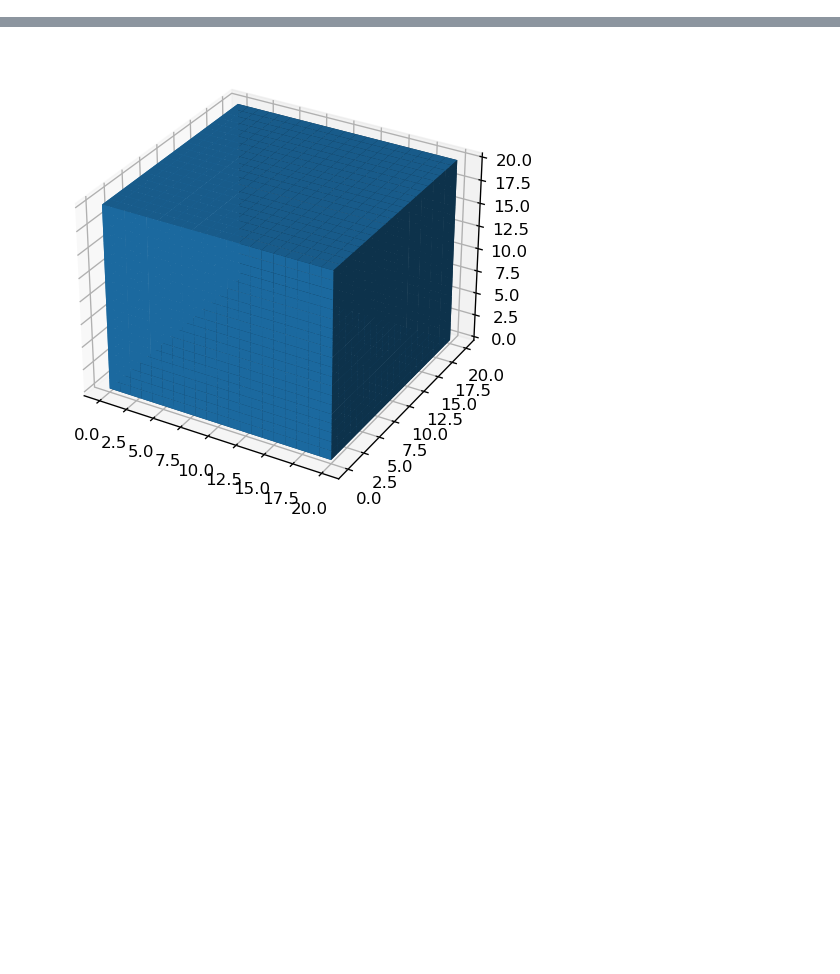
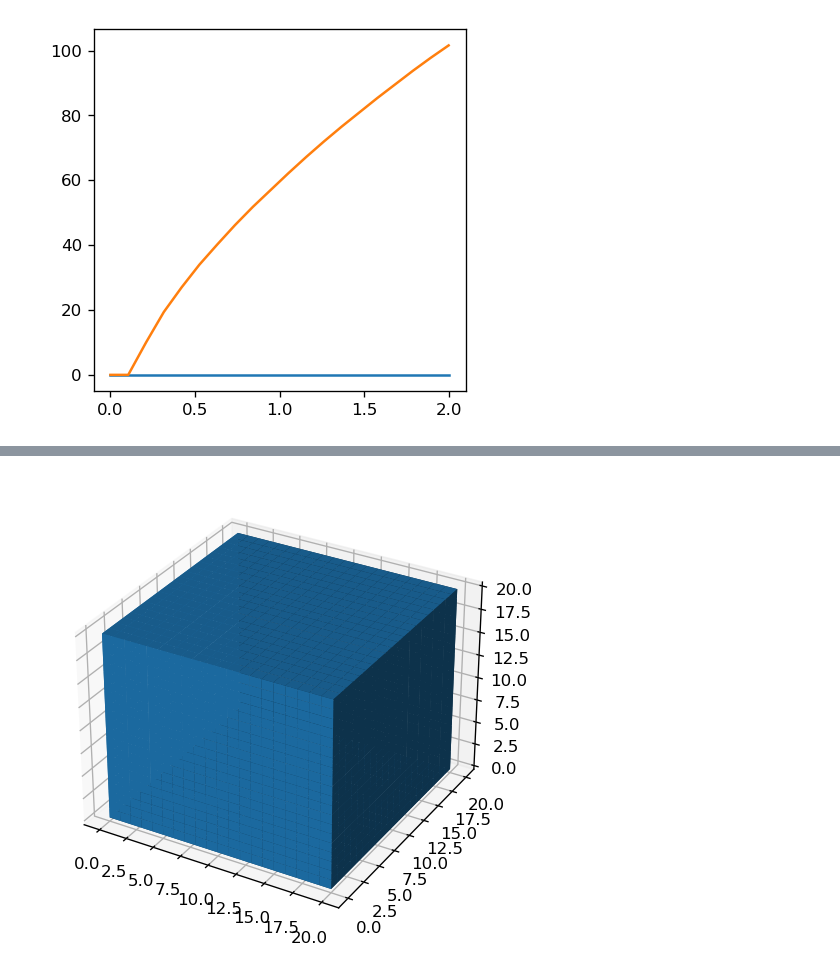
Before and after one commit to jyKim-97/hh_neuralnet, a Jupyter notebook: single_model_parameter/visualzie_result.ipynb, the cells around one changed output, grey strips where cells are left out. Saved outputs shown, nothing was run; the diff lists cells and outputs as text; code cells hidden in the pictures; blank space fills up the shorter version.

```diff
--- a/single_model_parameter/visualzie_result.ipynb
+++ b/single_model_parameter/visualzie_result.ipynb
@@ -3,0 +26,28 @@ import matplotlib.pyplot as plt
+# %%
+def read_firing_rate(fname_out, fname_param):
+
+    # read parameters
+    param_names = []
+    params = []
+    with open(fname_param, "r") as fid:
+        line = fid.readline()
+        while line:
+            tmp = line.split(":")
+            param_names.append(tmp[0])
+            params.append([float(x) for x in tmp[1].split(",")[:-1]])
+            line = fid.readline()
+
+    # read result
+    sz = [len(p) for p in params]
+    frs = np.ones(sz)
+    with open(fname_out, "r") as fid:
+        line = fid.readline()
+        while line:
+            tmp = line.split(":")
+            # read idx
+            nid = [int(n) for n in tmp[0].split(",")]
+            # frs[nid] = float(tmp[1])
+            frs[nid[0],nid[1],nid[2]] = float(tmp[1])
+            line = fid.readline()
+
+    return frs, params, param_names
@@ -3,0 +80,7 @@ import matplotlib.pyplot as plt
+# %%
+plt.figure(dpi=120, figsize=(4,4))
+plt.plot(ics, frs[r[1],r[0],:])
+plt.plot(ics, pv_rate)
+plt.show()
+# %% [output]
+[figure, added]
```
Also changed, not shown: parts of 24 cells of this notebook, 4 other files.
